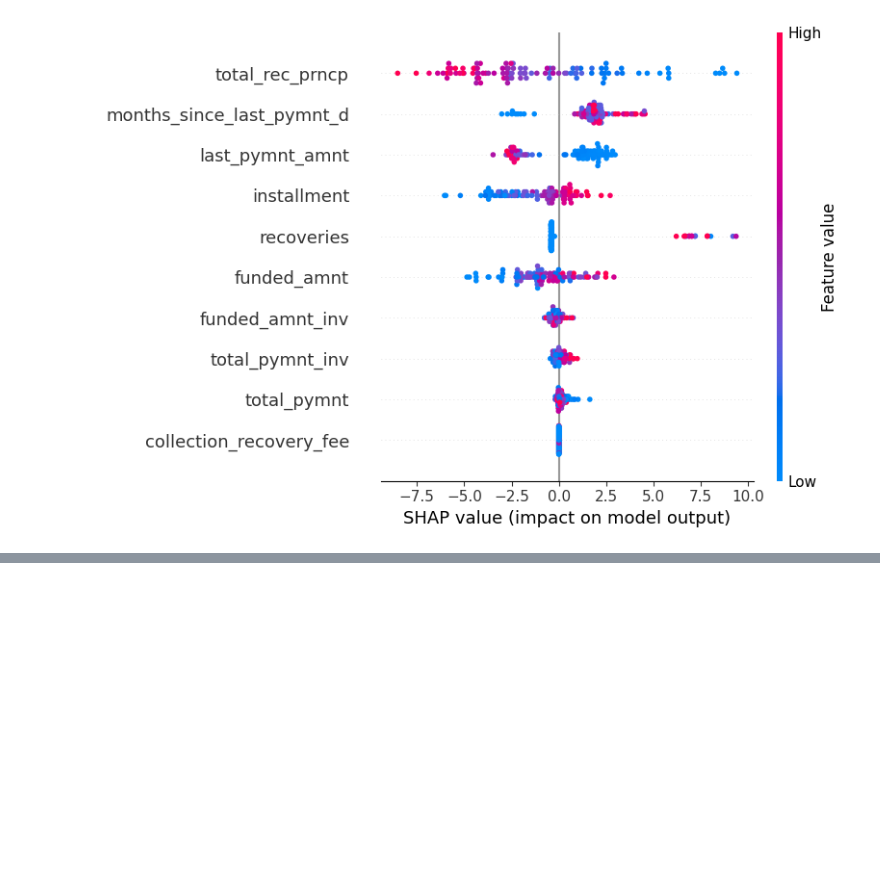
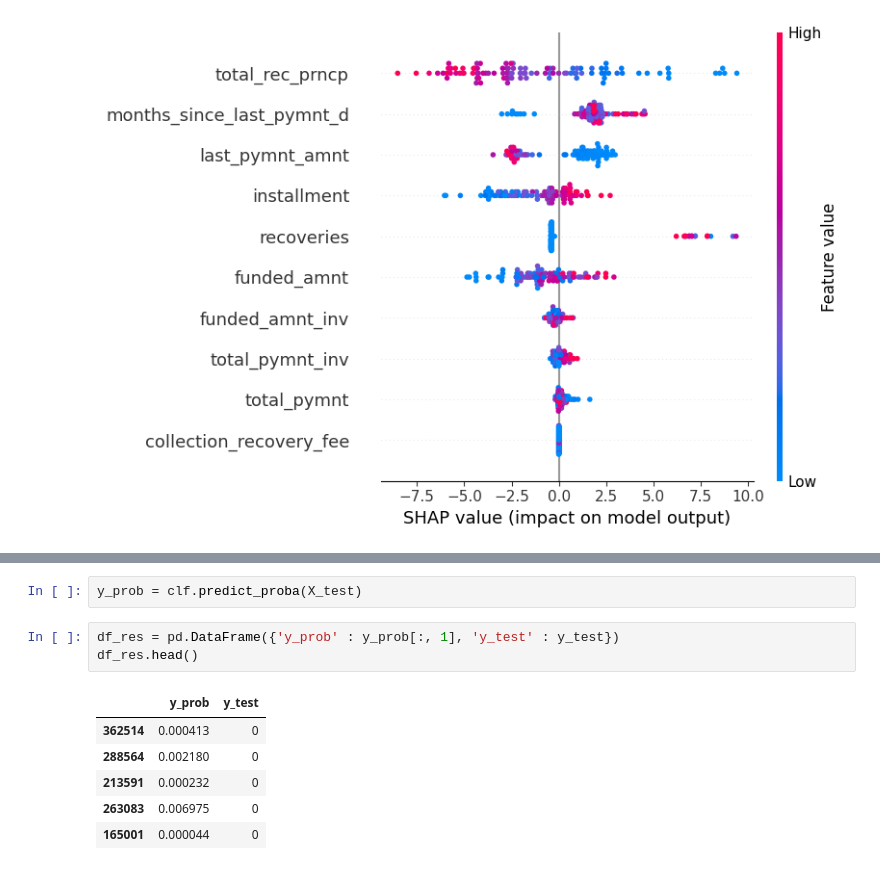
Before and after one commit to chiragpipalia/CreditRiskModel, a Jupyter notebook: Loan_Default_Prediction.ipynb, the cells around one changed output, grey strips where cells are left out. Saved outputs shown, nothing was run; the diff lists cells and outputs as text; blank space fills up the shorter version.

```diff
--- a/Loan_Default_Prediction.ipynb
+++ b/Loan_Default_Prediction.ipynb
@@ -643,0 +675,12 @@ No data for colormapping provided via 'c'. Parameters 'vmin', 'vmax' will be ign
+# %%
+y_prob = clf.predict_proba(X_test)
+# %%
+df_res = pd.DataFrame({'y_prob' : y_prob[:, 1], 'y_test' : y_test})
+df_res.head()
+# %% [output]
+|  | y_prob | y_test |
+| 362514 | 0.000413 | 0 |
+| 288564 | 0.002180 | 0 |
+| 213591 | 0.000232 | 0 |
+| 263083 | 0.006975 | 0 |
+| 165001 | 0.000044 | 0 |
```
Also changed, not shown: parts of 5 cells of this notebook.
